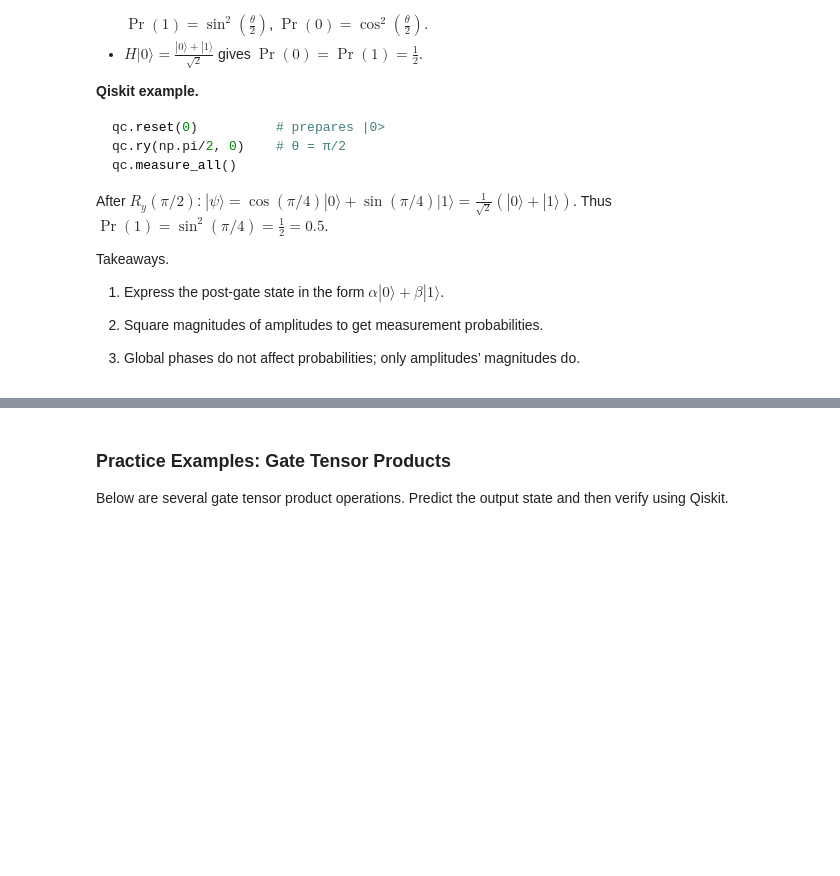
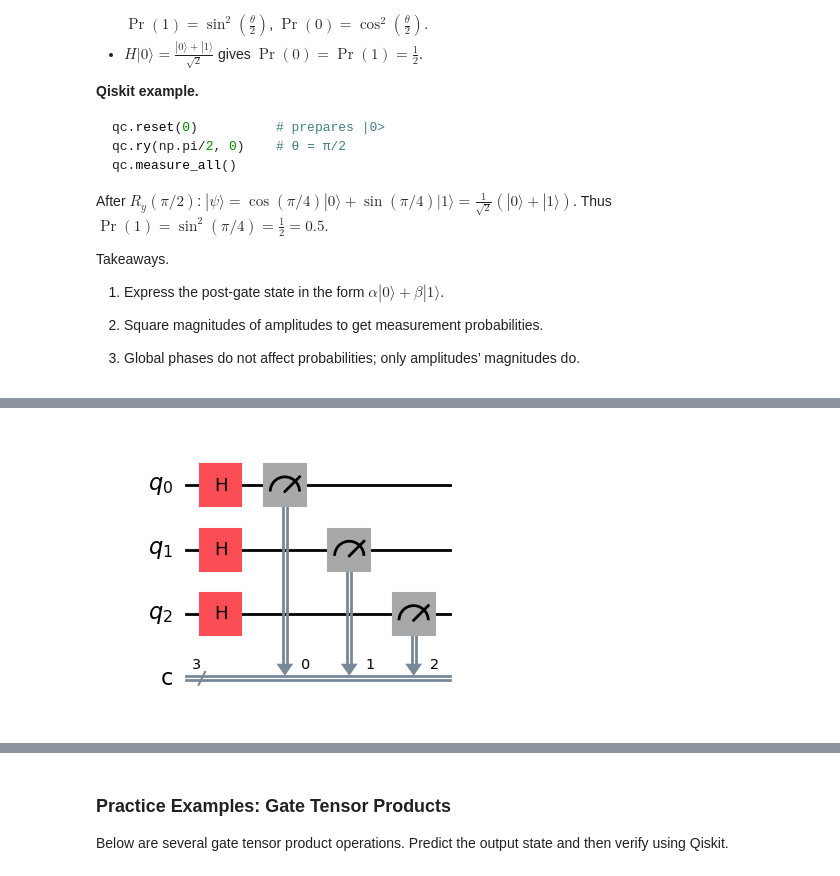
Before and after one commit to makansij/IBM_Certified_Quantum_Computation_QisKit_v2, a Jupyter notebook: Module_1.2_Apply_Quantum_Operations.ipynb, the cells around one changed output, grey strips where cells are left out. Saved outputs shown, nothing was run; the diff lists cells and outputs as text; code cells hidden in the pictures; blank space fills up the shorter version.

```diff
--- a/Module_1.2_Apply_Quantum_Operations.ipynb
+++ b/Module_1.2_Apply_Quantum_Operations.ipynb
@@ -125,0 +135,10 @@ Takeaways.
+# %%
+# 2. Multiple qubits → multiple classical bits
+# The order in the arrays indicates which qubit maps to which classical bit
+from qiskit import QuantumCircuit
+qc2 = QuantumCircuit(3, 3)
+qc2.h([0, 1, 2])
+qc2.measure([0, 1, 2], [0, 1, 2])
+qc2.draw('mpl')
+# %% [output]
+[figure, added]
```
Also changed, not shown: parts of 8 cells of this notebook.
